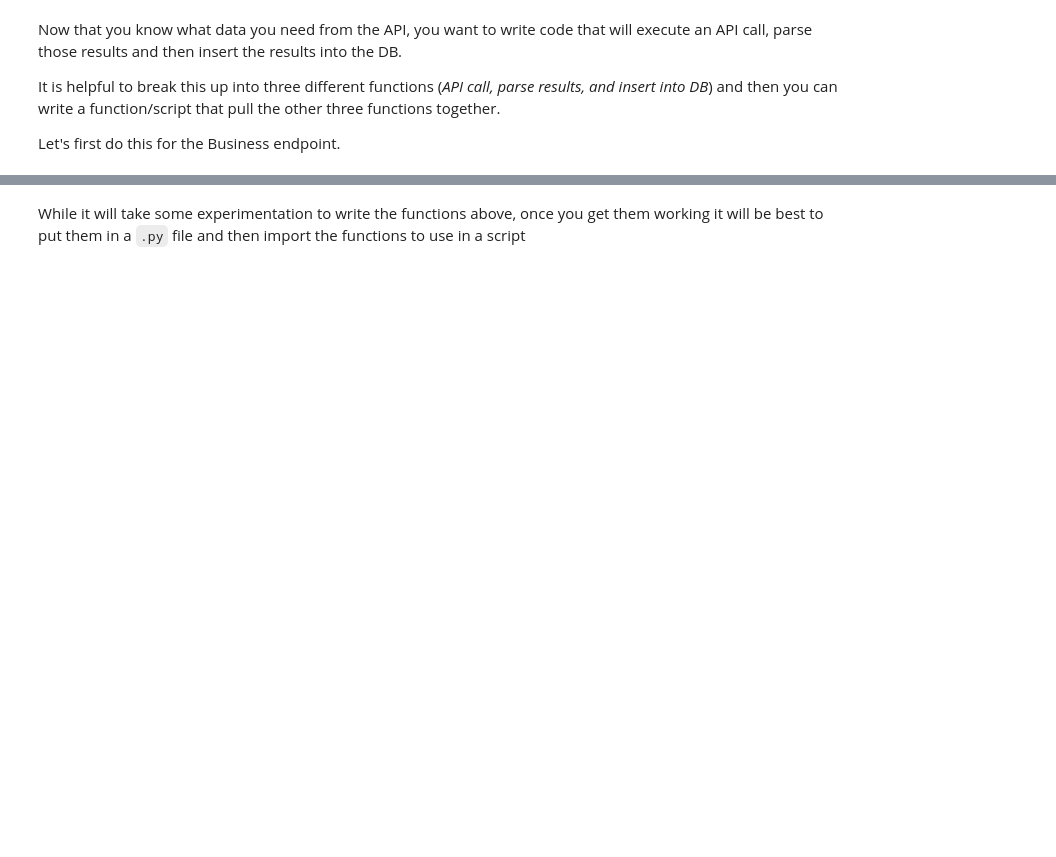
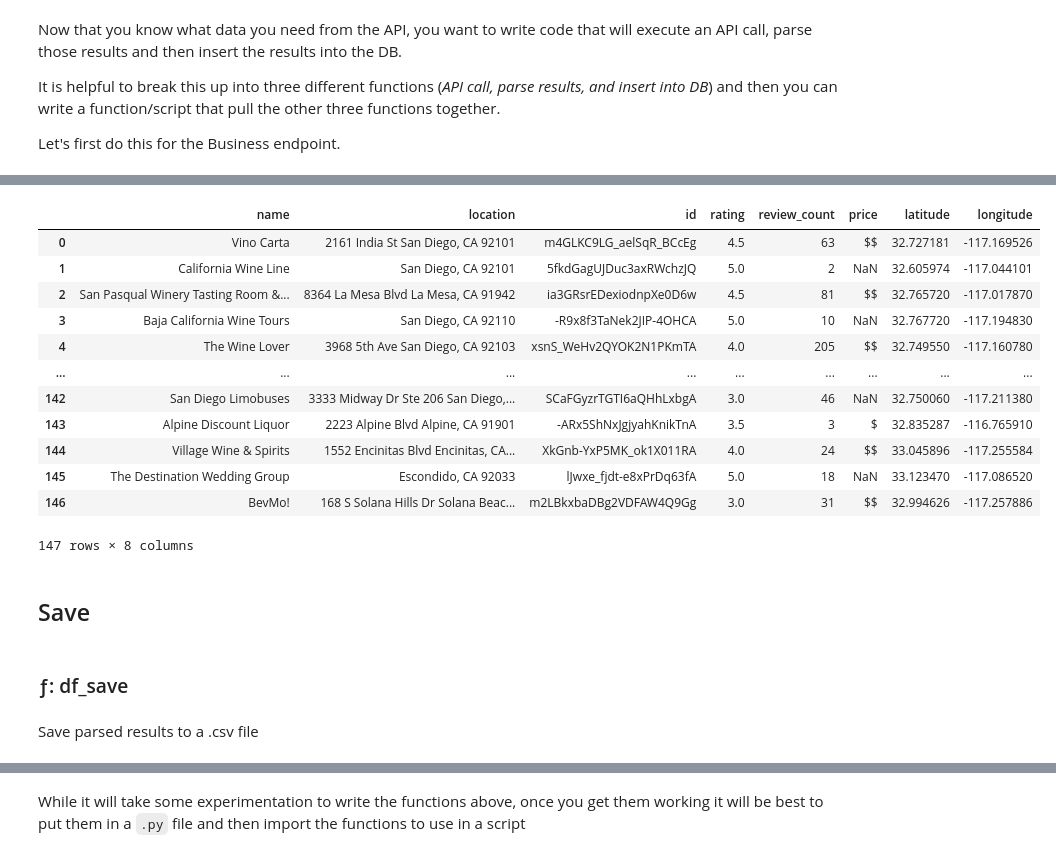
Before and after one commit to pleasecallmejax/Phase-1-Project, a Jupyter notebook: Data_Acquisition_Process.ipynb, the cells around one changed output, grey strips where cells are left out. Cells and saved outputs as stored; diff of their text form; code cells hidden in the pictures; blank space fills up the shorter version.

```diff
--- a/Data_Acquisition_Process.ipynb
+++ b/Data_Acquisition_Process.ipynb
@@ -201,0 +251,25 @@ df_save(df_pd_biz)
+# %%
+def yelp_request_offset(term, location, yelp_key, offset=0, verbose=True):
+    '''Adapted from Yelp API Lab: https://github.com/BenJMcCarty/dsc-yelp-api-lab/tree/solution'''
+
+    url = 'https://api.yelp.com/v3/businesses/search'
+
+    headers = {
+            'Authorization': 'Bearer {}'.format(yelp_key),
+        }
+
+    url_params = {
+                    'term': term.replace(' ', '+'),
+                    'location': location.replace(' ', '+'),
+                    'limit': 50,
+                    'offset': offset
+                        }
+
+    response = requests.get(url, headers=headers, params=url_params)
+
+    if verbose == True:
+        print(response)
+        print(type(response.text))
+        print(response.text[:1000])
+
+    return response.json()
@@ -201,0 +336,8 @@ df_save(df_pd_biz)
+# %%
+results = yelp_request_offset('winery', 'San Diego', yelp_key, offset=0, verbose=False)
+
+num_pages = results['total']//50+1
+
+print(results['total'])
+print(len(results['businesses']))
+print(num_pages)
@@ -201,0 +348,9 @@ df_save(df_pd_biz)
+# %%
+cur = 50
+parsed_results_dfs = []
+
+for num in range(num_pages):
+    results = yelp_request_offset('winery', 'San Diego', yelp_key, offset=cur, verbose=False)
+    parsed_results = parse_data(results['businesses'])
+    parsed_results_dfs.append(parsed_results)
+    cur += 50
@@ -201,0 +377,23 @@ df_save(df_pd_biz)
+# %%
+df_concat = pd.concat(parsed_results_dfs, ignore_index=True)
+df_concat
+# %% [output]
+|  | name | location | id | rating | review_count | price | latitude | longitude |
+| 0 | Vino Carta | 2161 India St San Diego, CA 92101 | m4GLKC9LG_aelSqR_BCcEg | 4.5 | 63 | $$ | 32.727181 | -117.169526 |
+| 1 | California Wine Line | San Diego, CA 92101 | 5fkdGagUJDuc3axRWchzJQ | 5.0 | 2 | NaN | 32.605974 | -117.044101 |
+| 2 | San Pasqual Winery Tasting Room &... | 8364 La Mesa Blvd La Mesa, CA 91942 | ia3GRsrEDexiodnpXe0D6w | 4.5 | 81 | $$ | 32.765720 | -117.017870 |
+| 3 | Baja California Wine Tours | San Diego, CA 92110 | -R9x8f3TaNek2JIP-4OHCA | 5.0 | 10 | NaN | 32.767720 | -117.194830 |
+| 4 | The Wine Lover | 3968 5th Ave San Diego, CA 92103 | xsnS_WeHv2QYOK2N1PKmTA | 4.0 | 205 | $$ | 32.749550 | -117.160780 |
+| ... | ... | ... | ... | ... | ... | ... | ... | ... |
+| 142 | San Diego Limobuses | 3333 Midway Dr Ste 206 San Diego,... | SCaFGyzrTGTI6aQHhLxbgA | 3.0 | 46 | NaN | 32.750060 | -117.211380 |
+| 143 | Alpine Discount Liquor | 2223 Alpine Blvd Alpine, CA 91901 | -ARx5ShNxJgjyahKnikTnA | 3.5 | 3 | $ | 32.835287 | -116.765910 |
+| 144 | Village Wine & Spirits | 1552 Encinitas Blvd Encinitas, CA... | XkGnb-YxP5MK_ok1X011RA | 4.0 | 24 | $$ | 33.045896 | -117.255584 |
+| 145 | The Destination Wedding Group | Escondido, CA 92033 | lJwxe_fjdt-e8xPrDq63fA | 5.0 | 18 | NaN | 33.123470 | -117.086520 |
+| 146 | BevMo! | 168 S Solana Hills Dr Solana Beac... | m2LBkxbaDBg2VDFAW4Q9Gg | 3.0 | 31 | $$ | 32.994626 | -117.257886 |
+147 rows × 8 columns
+# %% [markdown]
+## Save
+# %% [markdown]
+### ƒ: df_save
+# %% [markdown]
+Save parsed results to a .csv file
```
Also changed, not shown: parts of 86 cells of this notebook, 1 other file.
